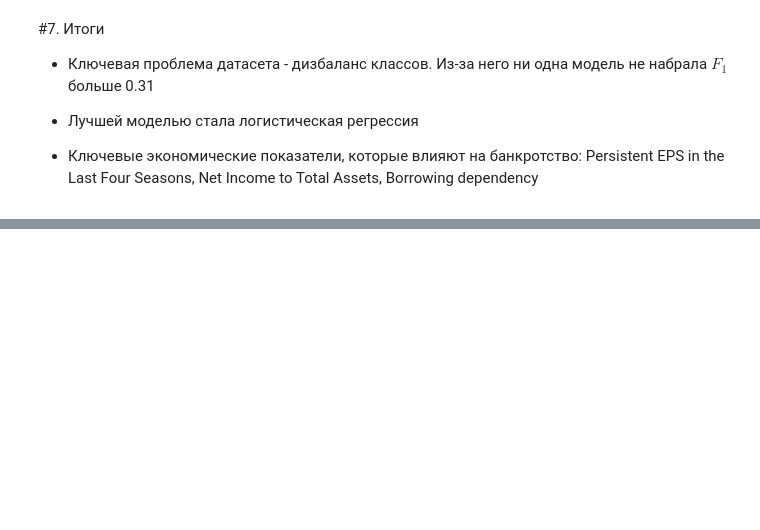
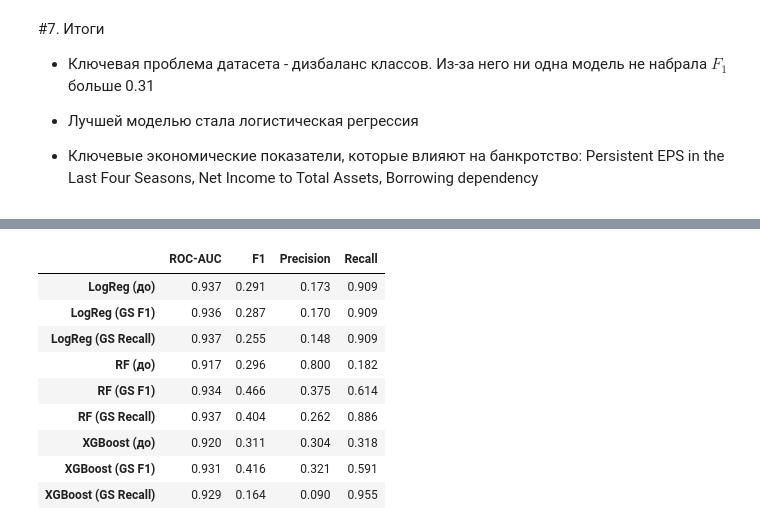
Before and after one commit to maxmiheev/mikheev6sem, a Jupyter notebook: project/MyProject.ipynb, the cells around one changed output, grey strips where cells are left out. Cells and saved outputs as stored; diff of their text form; code cells hidden in the pictures; blank space fills up the shorter version.

```diff
--- a/project/MyProject.ipynb
+++ b/project/MyProject.ipynb
@@ -693,0 +1034,41 @@ plt.show()
+# %%
+
+
+results_comparison_3 = {
+    'LogReg (до)':              (y_pred, y_proba),
+    'LogReg (GS F1)':   (y_pred_lr_gs, y_proba_lr_gs),
+    'LogReg (GS Recall)': (y_pred_lr_recall, y_proba_lr_recall),
+
+    'RF (до)':                  (y_pred_rf, y_proba_rf),
+    'RF (GS F1)':       (y_pred_rf_gs, y_proba_rf_gs),
+    'RF (GS Recall)':   (y_pred_rf_recall, y_proba_rf_recall),
+
+    'XGBoost (до)':             (y_pred_xgb, y_proba_xgb),
+    'XGBoost (GS F1)':  (y_pred_xgb_gs, y_proba_xgb_gs),
+    'XGBoost (GS Recall)': (y_pred_xgb_recall, y_proba_xgb_recall),
+}
+
+rows = {}
+
+for name, (pred, proba) in results_comparison_3.items():
+    rows[name] = {
+        'ROC-AUC': round(roc_auc_score(y_test, proba), 3),
+        'F1': round(f1_score(y_test, pred), 3),
+        'Precision': round(precision_score(y_test, pred), 3),
+        'Recall': round(recall_score(y_test, pred), 3),
+    }
+
+df_comparison_3 = pd.DataFrame(rows).T
+
+df_comparison_3
+# %% [output]
+|  | ROC-AUC | F1 | Precision | Recall |
+| LogReg (до) | 0.937 | 0.291 | 0.173 | 0.909 |
+| LogReg (GS F1) | 0.936 | 0.287 | 0.170 | 0.909 |
+| LogReg (GS Recall) | 0.937 | 0.255 | 0.148 | 0.909 |
+| RF (до) | 0.917 | 0.296 | 0.800 | 0.182 |
+| RF (GS F1) | 0.934 | 0.466 | 0.375 | 0.614 |
+| RF (GS Recall) | 0.937 | 0.404 | 0.262 | 0.886 |
+| XGBoost (до) | 0.920 | 0.311 | 0.304 | 0.318 |
+| XGBoost (GS F1) | 0.931 | 0.416 | 0.321 | 0.591 |
+| XGBoost (GS Recall) | 0.929 | 0.164 | 0.090 | 0.955 |
```
Also changed, not shown: parts of 24 cells of this notebook.
